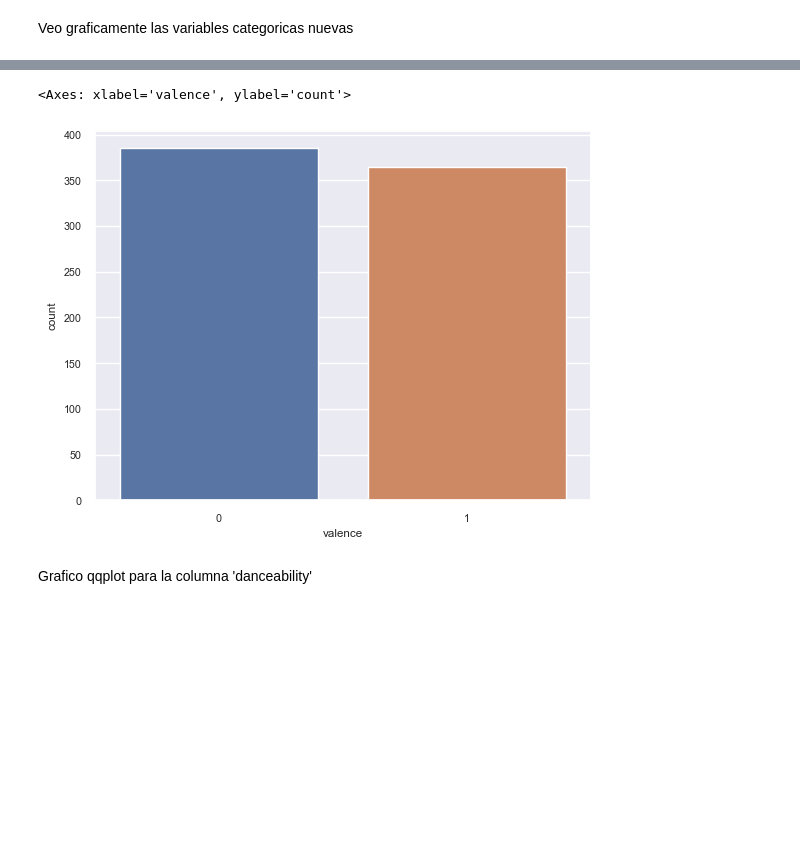
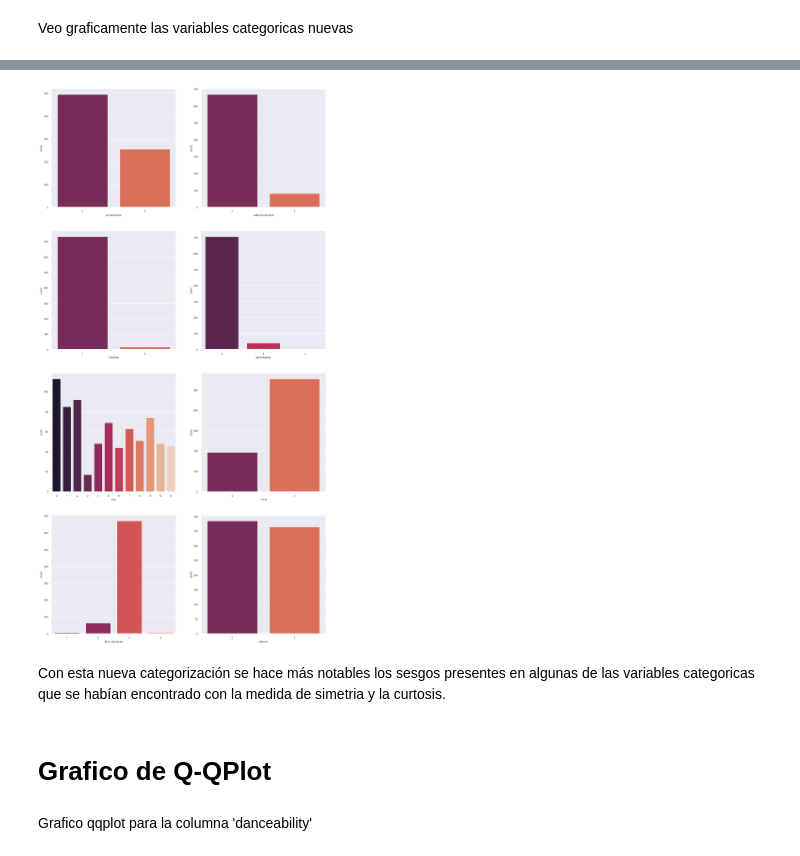
Before and after one commit to jorgeceferinovaldez/tp_final_analisis_datos, a Jupyter notebook: tp_grupal.ipynb, the cells around one changed output, grey strips where cells are left out. Cells and saved outputs as stored; diff of their text form; code cells hidden in the pictures; blank space fills up the shorter version.

```diff
--- a/tp_grupal.ipynb
+++ b/tp_grupal.ipynb
@@ -472,9 +427,14 @@ sns.countplot(x="liveness", data=df_copia)
-# %%
-# Graficor la distribución de las variable valence
-sns.countplot(x="valence", data=df_copia)
-# %% [output]
-<Axes: xlabel='valence', ylabel='count'>
-[figure, removed]
+# %%
+plt.figure(figsize=(15,30))
+for i, c in enumerate(CATEGORICAL_FEATURES, 1):
+ plt.subplot(4,2,i)
+ sns.countplot(x=c,data=df_copia, palette = "rocket")
+# %% [output]
+[figure, added]
+# %% [markdown]
+Con esta nueva categorización se hace más notables los sesgos presentes en algunas de las variables categoricas que se habían encontrado con la medida de simetria y la curtosis.
+# %% [markdown]
+# Grafico de Q-QPlot
 # %% [markdown]
 Grafico qqplot para la columna 'danceability'
 # %%
```
Also changed, not shown: parts of 33 cells of this notebook.
